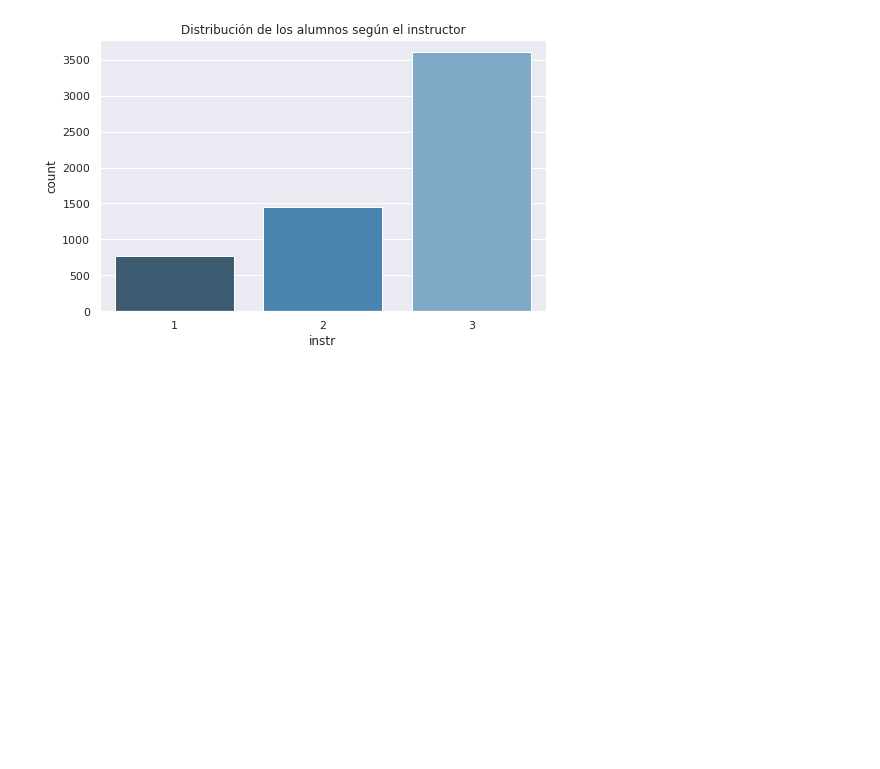
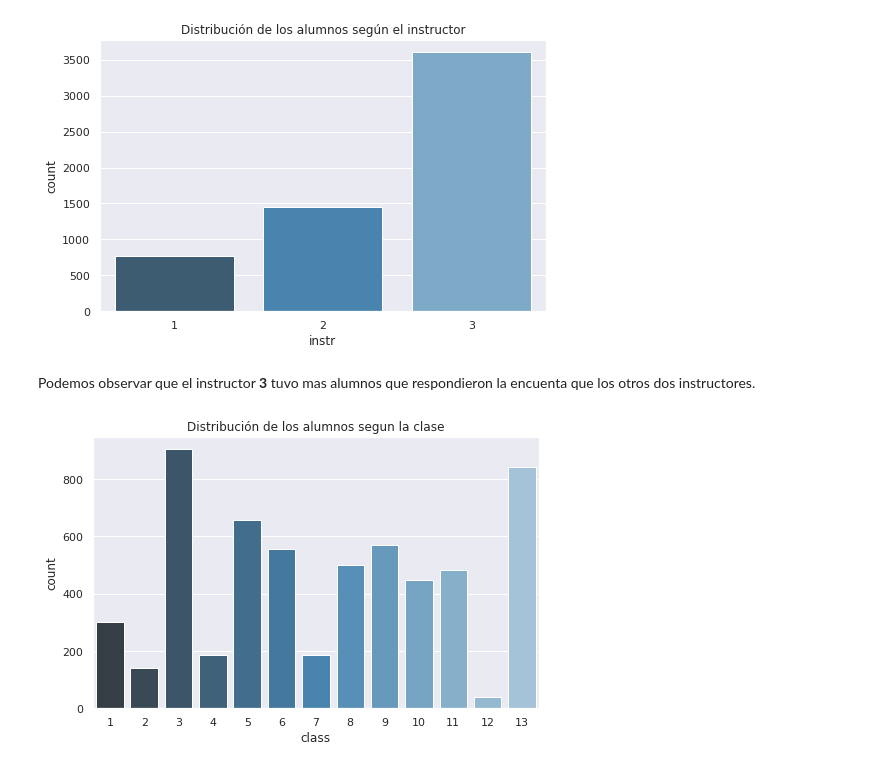
Before and after one commit to SarahLares/Clustering_on_Survery, a Jupyter notebook: Tarea_3_Clustering.ipynb, the cells around one changed output. Saved outputs shown, nothing was run; the diff lists cells and outputs as text; code cells hidden in the pictures; blank space fills up the shorter version.

```diff
--- a/Tarea_3_Clustering.ipynb
+++ b/Tarea_3_Clustering.ipynb
@@ -60,3 +58,12 @@ sns.countplot(x='instr', data=df, palette="Blues_d")
 plt.show()
 # %% [output]
 [figure]
+# %% [markdown]
+Podemos observar que el instructor **3** tuvo mas alumnos que respondieron la encuenta que los otros dos instructores.
+# %%
+plt.figure(figsize=(8,5))
+plt.title("Distribución de los alumnos segun la clase")
+sns.countplot(x='class', data=df, palette="Blues_d")
+plt.show()
+# %% [output]
+[figure, added]
```
Also changed, not shown: parts of 19 cells of this notebook.
